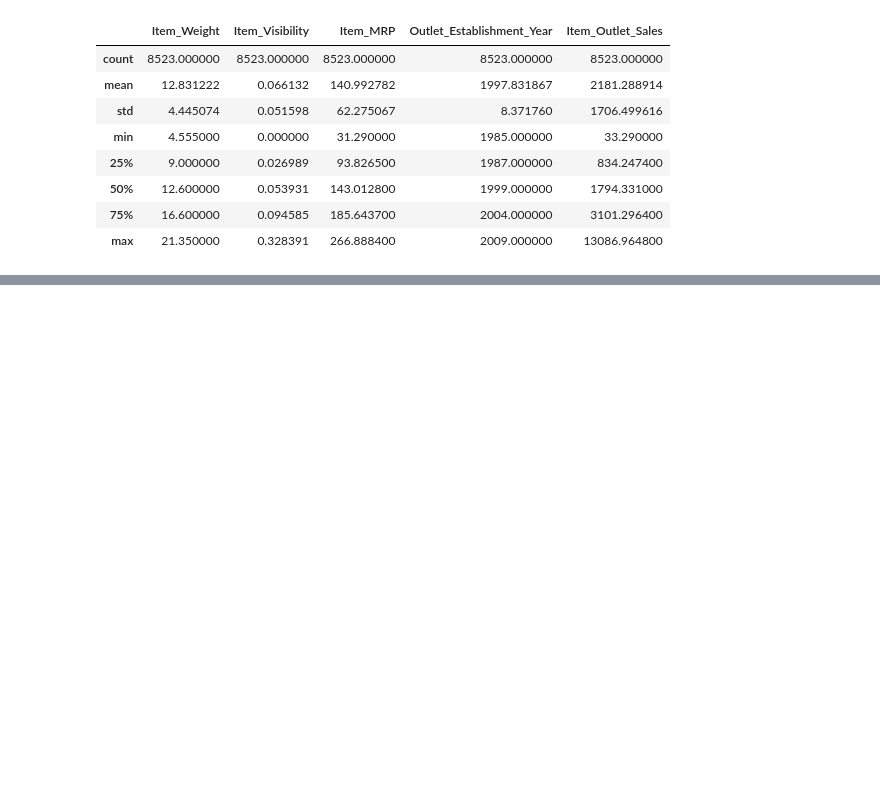
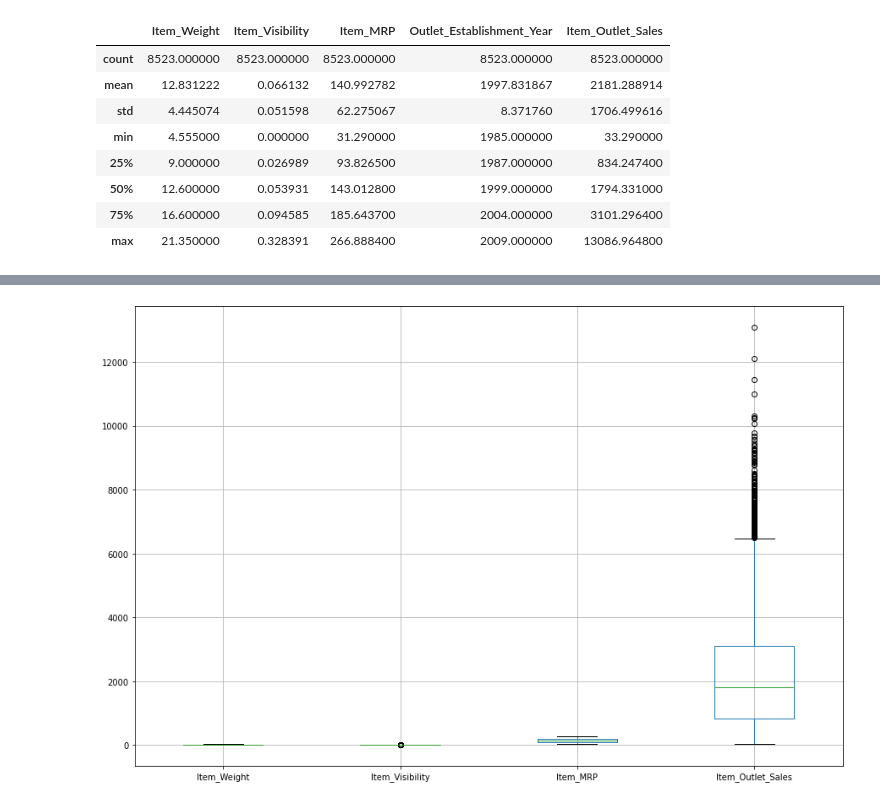
Before and after one commit to AgunsBaba/sales-prediction, a Jupyter notebook: Sales_Prediction.ipynb, the cells around one changed output, grey strips where cells are left out. Drawn from its saved outputs; the diff is of its cells as text; code cells hidden in the pictures; blank space fills up the shorter version.

```diff
--- a/Sales_Prediction.ipynb
+++ b/Sales_Prediction.ipynb
@@ -202,0 +232,6 @@ df.describe()
+# %%
+#boxplot
+df.boxplot(column=['Item_Weight', 'Item_Visibility', 'Item_MRP', 'Item_Outlet_Sales'], figsize=(15,10))
+plt.show()
+# %% [output]
+[figure, added]
```
Also changed, not shown: parts of 3 cells of this notebook.
